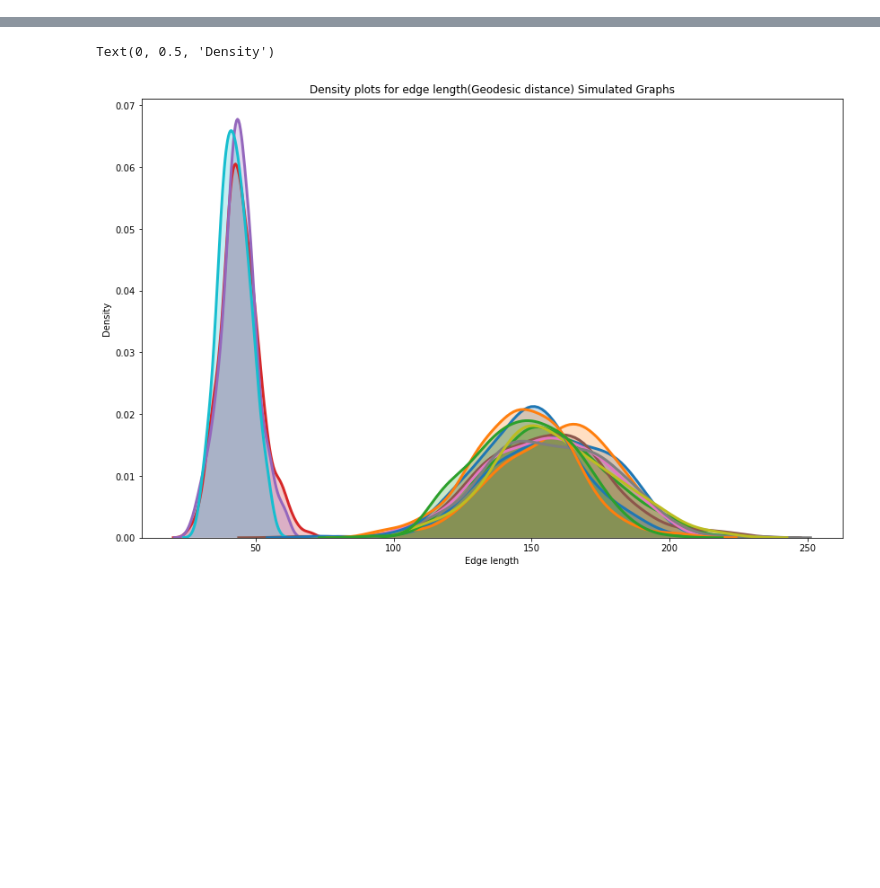
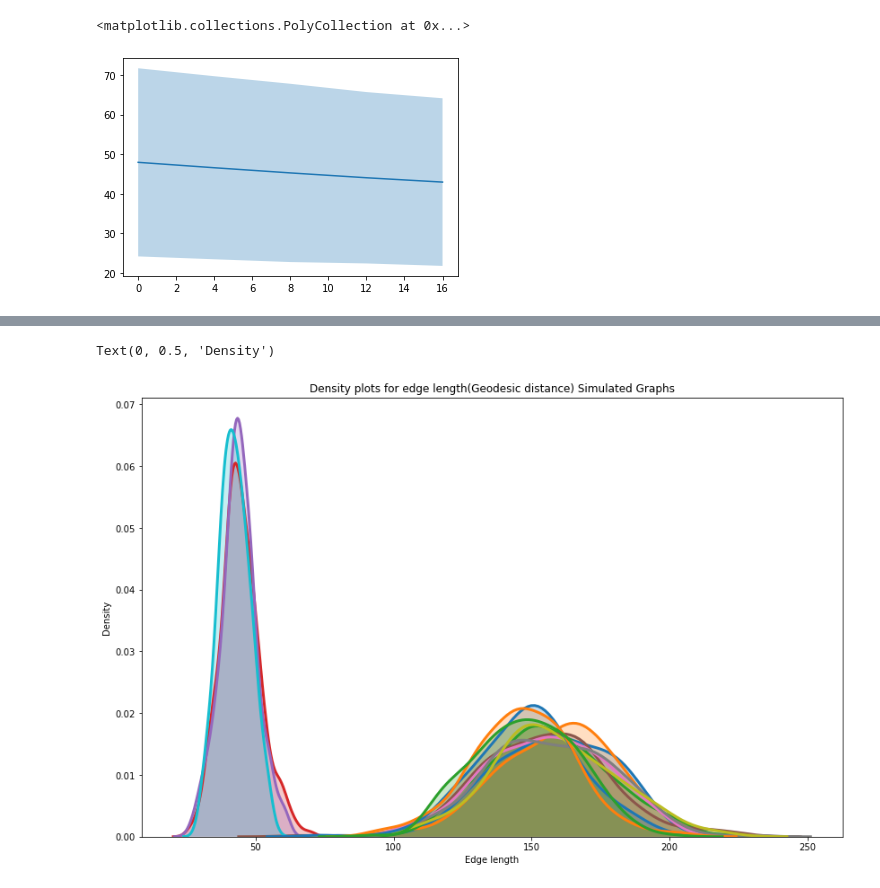
Before and after one commit to Rohit3594/Graph_matching, a Jupyter notebook: simulated_graph_stats.ipynb, the cells around one changed output, grey strips where cells are left out. Saved outputs shown, nothing was run; the diff lists cells and outputs as text; code cells hidden in the pictures; blank space fills up the shorter version.

```diff
--- a/simulated_graph_stats.ipynb
+++ b/simulated_graph_stats.ipynb
@@ -79,0 +95,8 @@ Text(0, 0.5, 'Mean edge length')
+# %%
+y_min = np.array(mean_geo) - mean_std
+y_max = np.array(mean_geo) + mean_std
+plt.plot(noise_params,mean_geo)
+plt.fill_between(noise_params,y_max,y_min,alpha=0.3)
+# %% [output]
+<matplotlib.collections.PolyCollection at 0x...>
+[figure, added]
```
Also changed, not shown: parts of 9 cells of this notebook, 17 other files.
